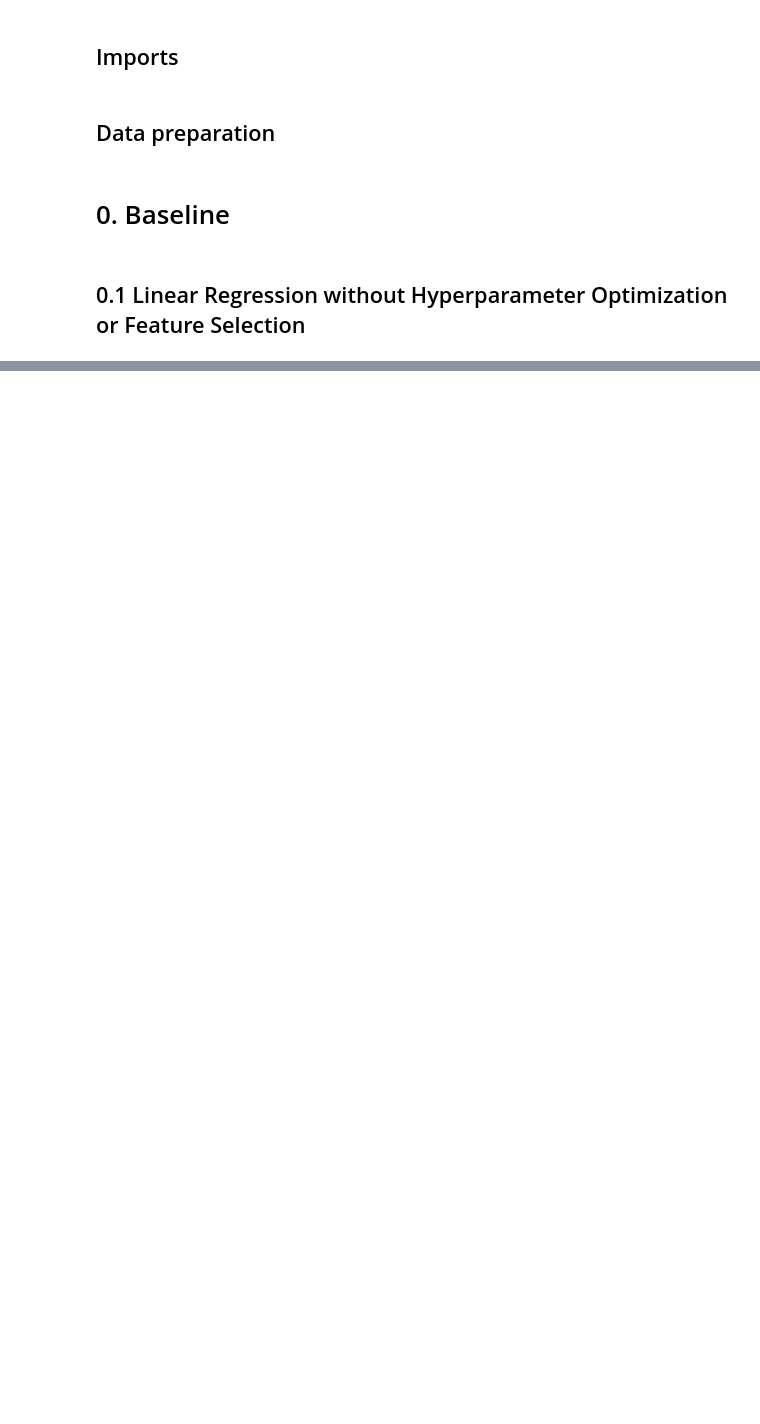
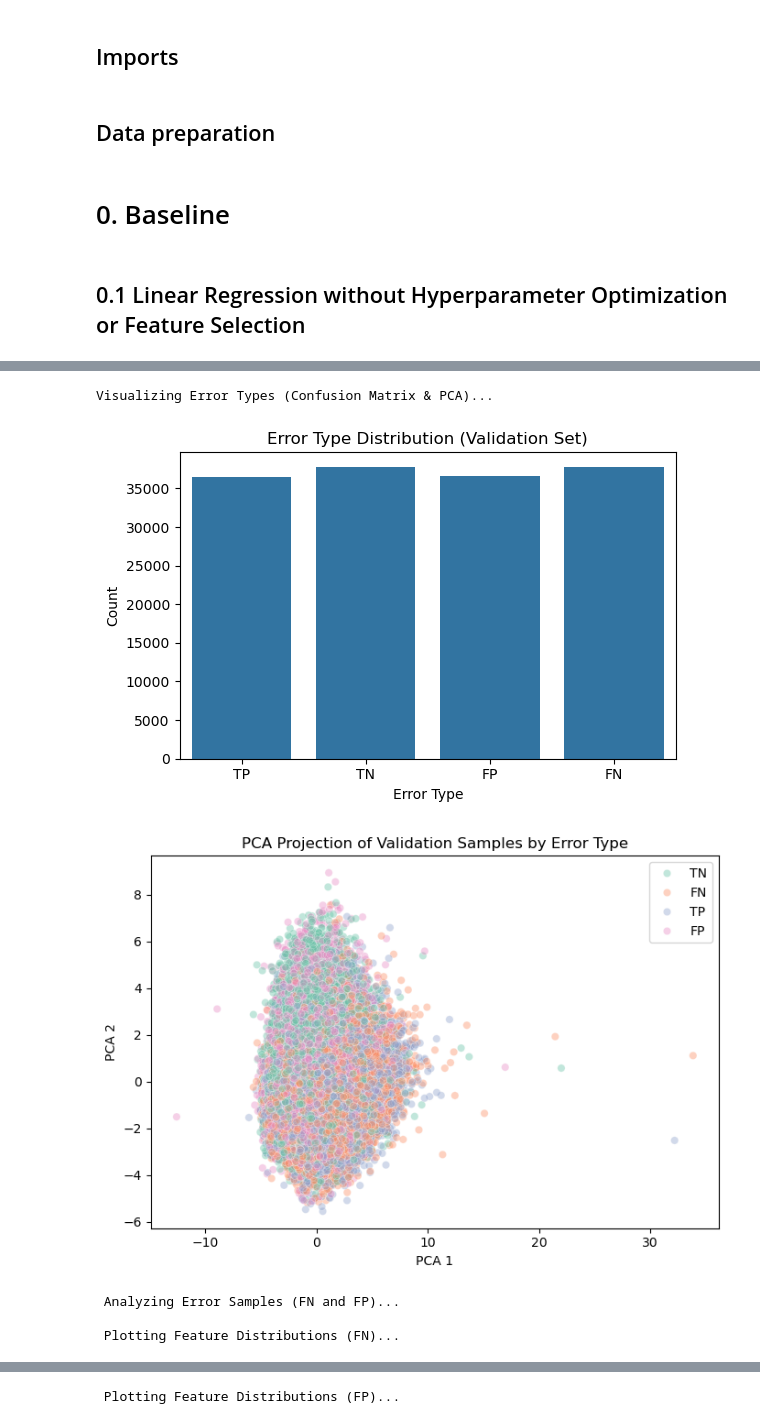
Before and after one commit to XDUZihanZhang/data-mining-project, a Jupyter notebook: notebooks/05_logistic_regression.ipynb, the cells around one changed output, grey strips where cells are left out. Cells and saved outputs as stored; diff of their text form; code cells hidden in the pictures; blank space fills up the shorter version.

```diff
--- a/notebooks/05_logistic_regression.ipynb
+++ b/notebooks/05_logistic_regression.ipynb
@@ -233,0 +252,19 @@ print(feature_importance.head(10))
+# %%
+import sys
+import os
+sys.path.append(os.path.abspath(os.path.join(os.getcwd(), '..')))
+from scripts.evaluate_models import run_error_analysis
+import pandas as pd
+
+X_val_lr = pd.read_csv('../data/processed/pca_transformed/X_val_pca.csv')
+y_val_lr = pd.read_csv('../data/processed/pca_transformed/y_val_pca.csv').squeeze()  # .squeeze() to get a Series if it's a single column
+
+# For your main/best logistic regression model:
+results_lr = run_error_analysis(X_val_lr, y_val_lr, drk_prediction)
+# %% [output]
+Visualizing Error Types (Confusion Matrix & PCA)...
+[figure, added]
+[figure, added]
+ Analyzing Error Samples (FN and FP)...
+
+ Plotting Feature Distributions (FN)...
@@ -233,0 +274 @@ print(feature_importance.head(10))
+ Plotting Feature Distributions (FP)...
```
Also changed, not shown: parts of 10 cells of this notebook, 4 other files.
